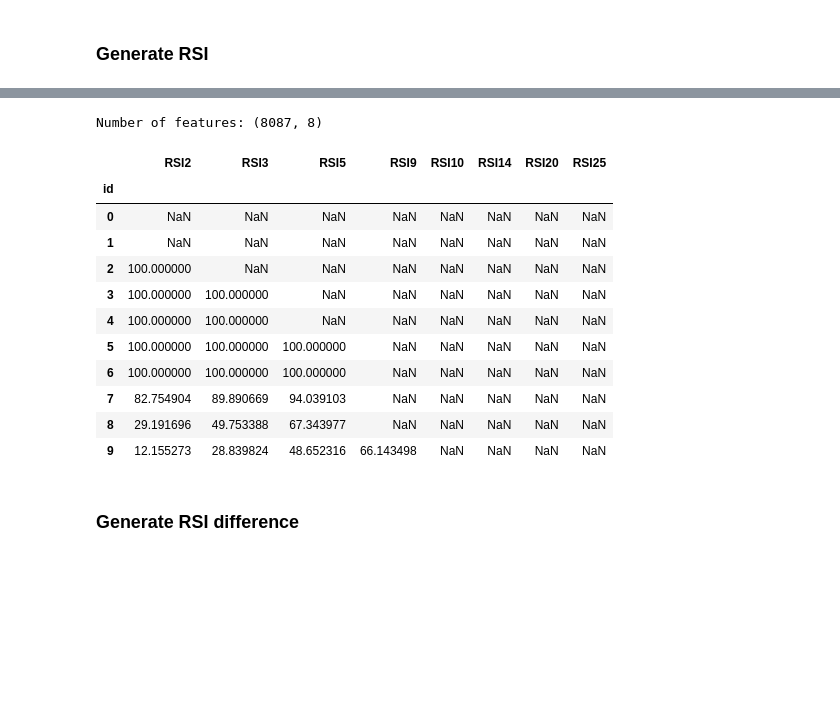
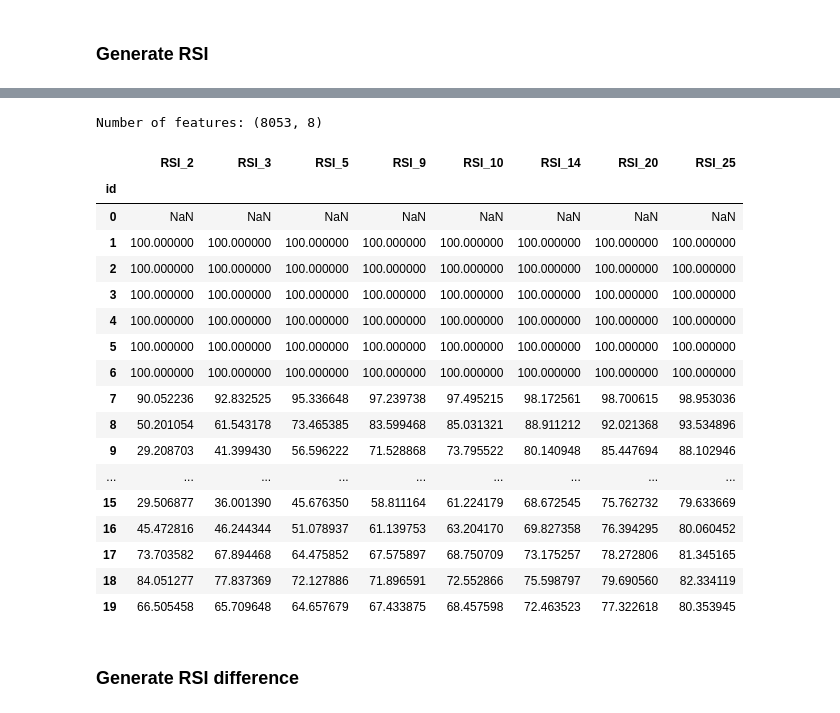
Before and after one commit to alexanderwendt/sklearn_ml_toolbox, a Jupyter notebook: OMX_S20_Class_y_Feature_X_Construction_for_Training.ipynb, the cells around one changed output, grey strips where cells are left out. Drawn from its saved outputs; the diff is of its cells as text; code cells hidden in the pictures; blank space fills up the shorter version.

```diff
--- a/OMX_S20_Class_y_Feature_X_Construction_for_Training.ipynb
+++ b/OMX_S20_Class_y_Feature_X_Construction_for_Training.ipynb
@@ -226,21 +279,21 @@ from scipy.ndimage.interpolation import shift
 #Fraction for the lowess smoothing function
 def calculate_lowess(days_to_consider, close, time):
     frac=days_to_consider/len(source['Close'])
-    filtered = lowess(source['Close'], source['Time'], frac=frac)
+    filtered = lowess(source['Close'], source['Date'], frac=frac)
     #Calculate the dlowess/dt to see if it is raising or declining
     shiftCol = filtered[:,1] - shift(filtered[:,1], 1, cval=np.NaN)
     pos_trend = shiftCol>0
     #print(pos_trend[0:5])
 
     fig = plt.figure(num=None, figsize=(10, 7), dpi=80, facecolor='w', edgecolor='k')
-    plt.plot(source['Time'],source['Close'])
-    plt.plot(source['Time'], filtered[:, 1], 'r-', linewidth=3)
-    plt.plot(source['Time'], filtered[:, 1]*pos_trend, 'g-', linewidth=3)
-    #plt.plot(source['Time'], filtered[:, 1]*pos_trend_cleaned, 'y-', linewidth=3)
+    plt.plot(source['Date'],source['Close'])
+    plt.plot(source['Date'], filtered[:, 1], 'r-', linewidth=3)
+    plt.plot(source['Date'], filtered[:, 1]*pos_trend, 'g-', linewidth=3)
+    #plt.plot(source['Date'], filtered[:, 1]*pos_trend_cleaned, 'y-', linewidth=3)
 
     return pos_trend, fig
 
-pos_trend_long, fig_long = calculate_lowess(300, source['Close'], source['Time'])
+pos_trend_long, fig_long = calculate_lowess(300, source['Close'], source['Date'])
 plt.gca()
 plt.show()
 # %% [output]
@@ -383,7 +436,7 @@ signals ylong= 10717.0
 Cleaned bad signals 3.
 # %%
 #Merge all y values to the series start
-outcomes=source.join(
+outcomes=pd.DataFrame(index=source.index).join(
     pd.Series(y1day, name="1dTrend").astype('int64')).join(
     pd.Series(y5day, name="5dTrend").astype('int64')).join(
     pd.Series(y20day, name="20dTrend").astype('int64')).join(
@@ -510,10 +549,9 @@ Generate features based on price data X
 Data structure generated: features
 # %%
 #Inputs
-close = outcomes['Close']
-high = outcomes['High']
-low = outcomes['Low']
-yCol = outcomes['LongTrend'];
+close = source_cut['Close']
+high = source_cut['High']
+low = source_cut['Low']
 
 #Define features df
 features = pd.DataFrame(index=outcomes.index)
@@ -736,3 +788,6 @@ Number of features: (8087, 26)
 5 rows × 26 columns
 # %% [markdown]
 ### Generate RSI
+# %%
+rsicol = ta.rsi(close, length=14)
+display(rsicol[0:20])
@@ -739,38 +812,41 @@ Number of features: (8087, 26)
 # %%
-from talib import RSI
+#from talib import RSI
+#import ta   #https://github.com/bukosabino/ta
+import pandas_ta as ta   #https://github.com/twopirllc/pandas-ta
 
 rsiList = [2, 3, 5, 9, 10, 14, 20, 25];
 
 rsi_features = pd.DataFrame(index=features.index)
 
 for i in rsiList:
-    #RSI
-    rsiCol=RSI(close, timeperiod=i)
-    #Make source
-    temp_source = pd.DataFrame(rsiCol, columns=['RSI' + str(i)])
-    #print(temp_source)
-    rsi_features = rsi_features.join(temp_source)
-    #print("Calculated RSI{}".format(i))
+    #rsi(close, length=None, drift=None, offset=None, **kwargs)
+    rsicol = ta.rsi(close, length=i)
+    rsi_features = rsi_features.join(rsicol)
 
 print("Number of features: {}".format(rsi_features.shape))
+display(rsi_features.head(20))
 
 features = features.join(rsi_features)
-
-display(rsi_features.head(10))
 # %% [output]
-Number of features: (8087, 8)
+Number of features: (8053, 8)
-|  | RSI2 | RSI3 | RSI5 | RSI9 | RSI10 | RSI14 | RSI20 | RSI25 |
+|  | RSI_2 | RSI_3 | RSI_5 | RSI_9 | RSI_10 | RSI_14 | RSI_20 | RSI_25 |
 | id |  |  |  |  |  |  |  |  |
 | 0 | NaN | NaN | NaN | NaN | NaN | NaN | NaN | NaN |
-| 1 | NaN | NaN | NaN | NaN | NaN | NaN | NaN | NaN |
-| 2 | 100.000000 | NaN | NaN | NaN | NaN | NaN | NaN | NaN |
-| 3 | 100.000000 | 100.000000 | NaN | NaN | NaN | NaN | NaN | NaN |
-| 4 | 100.000000 | 100.000000 | NaN | NaN | NaN | NaN | NaN | NaN |
-| 5 | 100.000000 | 100.000000 | 100.000000 | NaN | NaN | NaN | NaN | NaN |
-| 6 | 100.000000 | 100.000000 | 100.000000 | NaN | NaN | NaN | NaN | NaN |
-| 7 | 82.754904 | 89.890669 | 94.039103 | NaN | NaN | NaN | NaN | NaN |
-| 8 | 29.191696 | 49.753388 | 67.343977 | NaN | NaN | NaN | NaN | NaN |
-| 9 | 12.155273 | 28.839824 | 48.652316 | 66.143498 | NaN | NaN | NaN | NaN |
+| 1 | 100.000000 | 100.000000 | 100.000000 | 100.000000 | 100.000000 | 100.000000 | 100.000000 | 100.000000 |
+| 2 | 100.000000 | 100.000000 | 100.000000 | 100.000000 | 100.000000 | 100.000000 | 100.000000 | 100.000000 |
+| 3 | 100.000000 | 100.000000 | 100.000000 | 100.000000 | 100.000000 | 100.000000 | 100.000000 | 100.000000 |
+| 4 | 100.000000 | 100.000000 | 100.000000 | 100.000000 | 100.000000 | 100.000000 | 100.000000 | 100.000000 |
+| 5 | 100.000000 | 100.000000 | 100.000000 | 100.000000 | 100.000000 | 100.000000 | 100.000000 | 100.000000 |
+| 6 | 100.000000 | 100.000000 | 100.000000 | 100.000000 | 100.000000 | 100.000000 | 100.000000 | 100.000000 |
+| 7 | 90.052236 | 92.832525 | 95.336648 | 97.239738 | 97.495215 | 98.172561 | 98.700615 | 98.953036 |
+| 8 | 50.201054 | 61.543178 | 73.465385 | 83.599468 | 85.031321 | 88.911212 | 92.021368 | 93.534896 |
+| 9 | 29.208703 | 41.399430 | 56.596222 | 71.528868 | 73.795522 | 80.140948 | 85.447694 | 88.102946 |
+| ... | ... | ... | ... | ... | ... | ... | ... | ... |
+| 15 | 29.506877 | 36.001390 | 45.676350 | 58.811164 | 61.224179 | 68.672545 | 75.762732 | 79.633669 |
+| 16 | 45.472816 | 46.244344 | 51.078937 | 61.139753 | 63.204170 | 69.827358 | 76.394295 | 80.060452 |
+| 17 | 73.703582 | 67.894468 | 64.475852 | 67.575897 | 68.750709 | 73.175257 | 78.272806 | 81.345165 |
+| 18 | 84.051277 | 77.837369 | 72.127886 | 71.896591 | 72.552866 | 75.598797 | 79.690560 | 82.334119 |
+| 19 | 66.505458 | 65.709648 | 64.657679 | 67.433875 | 68.457598 | 72.463523 | 77.322618 | 80.353945 |
 # %% [markdown]
 ### Generate RSI difference
 # %%
```
Also changed, not shown: parts of 51 cells of this notebook, 46 other files.
